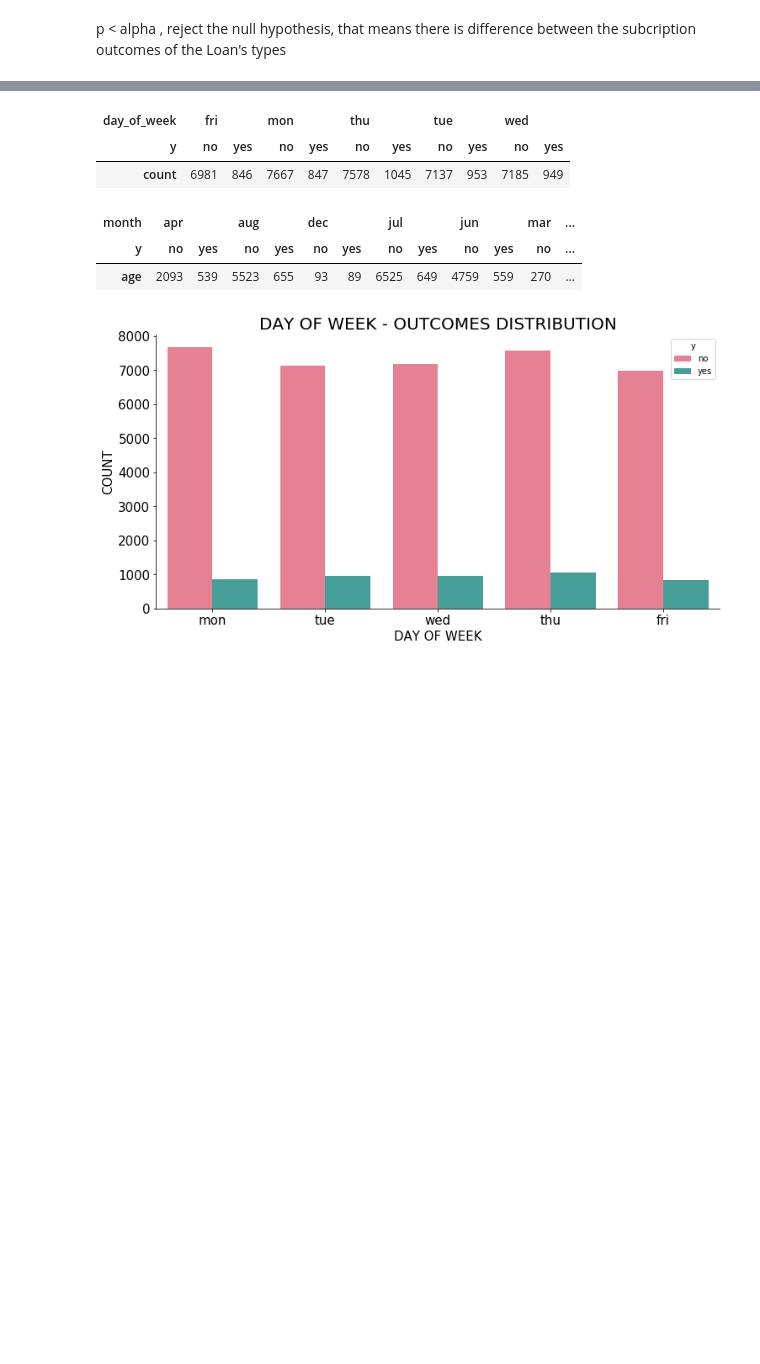
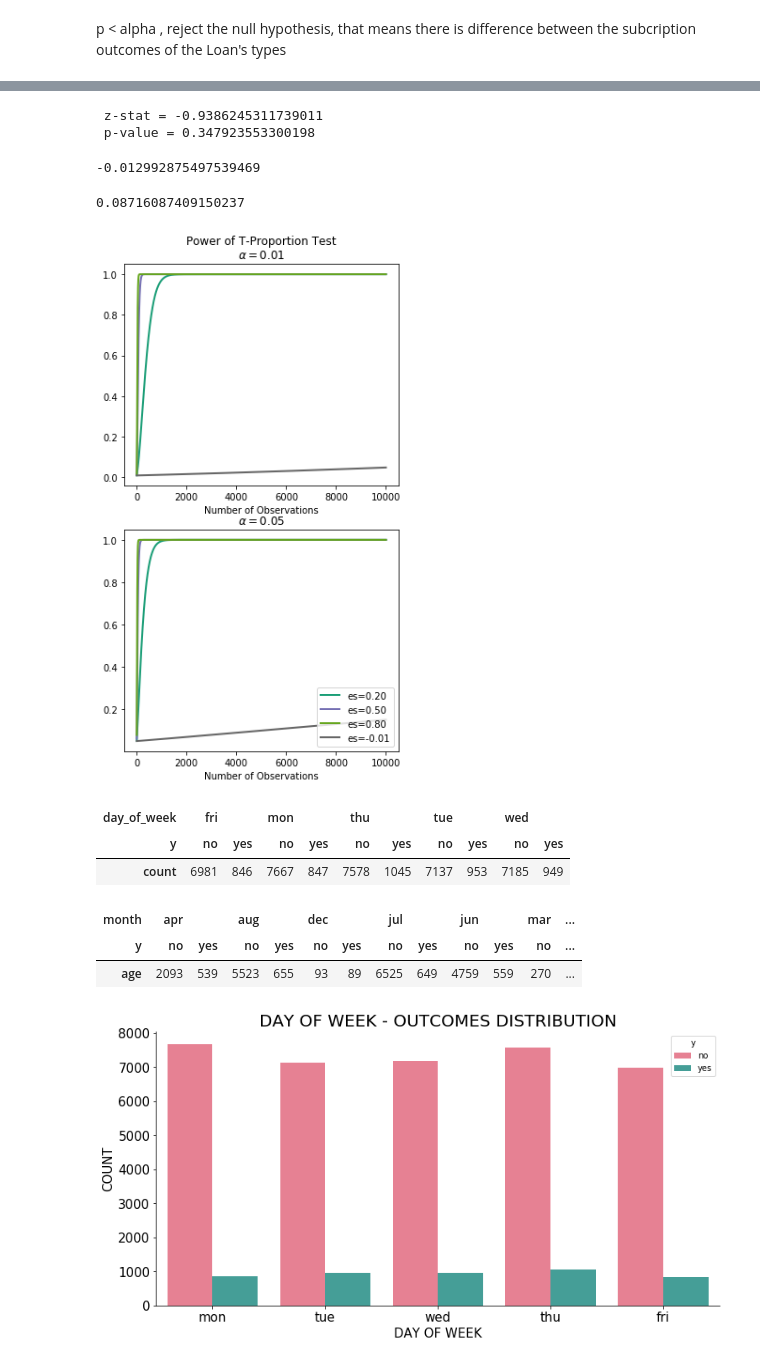
Before and after one commit to garywheeler24/DS-Atlanta-Mod-3-Project, a Jupyter notebook: Maia/bank_marketing_project.ipynb, the cells around one changed output, grey strips where cells are left out. Saved outputs shown, nothing was run; the diff lists cells and outputs as text; code cells hidden in the pictures; blank space fills up the shorter version.

```diff
--- a/Maia/bank_marketing_project.ipynb
+++ b/Maia/bank_marketing_project.ipynb
@@ -297,3 +355,50 @@ p < alpha , reject the null hypothesis, that means there is difference between t
+# %%
+from statsmodels.stats.proportion import proportions_ztest
+client_Yloan = client_info.loc[client_info['loan']   == 'yes']
+client_Nloan = client_info.loc[client_info['loan']   ==  'no']
+Yloan_Y      = client_Yloan.loc[client_Yloan['y'] == 'yes']
+Nloan_Y      = client_Nloan.loc[client_Nloan['y'] == 'yes']
+
+count = np.array([len(Yloan_Y), len(Nloan_Y)])
+nobs  = np.array([len(client_Yloan), len(client_Nloan)])
+z,p   = proportions_ztest(count, nobs, value=0, alternative='two-sided')
+print(' z-stat = {z} \n p-value = {p}'.format(z=z,p=p))
+# %% [output]
+ z-stat = -0.9386245311739011
+ p-value = 0.347923553300198
+# %%
+# PROPORTION OF SAYING YES OVER EACH GROUP OF LOAN
+p1 = len(Yloan_Y)/len(client_Yloan)
+p2 = len(Nloan_Y)/len(client_Nloan)
+theta1 = 2 * (np.arcsin(np.sqrt(p1)))
+theta2 = 2 * (np.arcsin(np.sqrt(p2)))
+cohensh_L = theta1 - theta2
+cohensh_L
+# %% [output]
+-0.012992875497539469
+# %%
+
+statsmodels.stats.power.zt_ind_solve_power(effect_size = cohensh, nobs1 = len(Yloan_Y), alpha = .05, power = None, ratio = len(Nloan_Y)/len(Yloan_Y))
+# %% [output]
+0.08716087409150237
+# %%
+fig = plt.figure()
+ax = fig.add_subplot(2, 1, 1)
+fig = TTestIndPower().plot_power(dep_var='nobs',
+                                  nobs=np.arange(2, 10000),
+                                  effect_size=np.array([0.2, 0.5, 0.8, -0.013]),
+                                  alpha=0.01,
+                                  ax=ax, title='Power of T-Proportion Test' + '\n' + r'$\alpha = 0.01$')
+plt.subplots_adjust(bottom=0.2, right=0.8, top=2.0)
+ax.get_legend().remove()
+ax = fig.add_subplot(2, 1, 2)
+fig = TTestIndPower().plot_power(dep_var='nobs',
+                                 nobs=np.arange(2, 10000),
+                                 effect_size=np.array([0.2, 0.5, 0.8, -.013]),
+                                 alpha=0.05,
+                                 ax=ax, title=r'$\alpha = 0.05$')
+# %% [output]
+[figure, added]
 # %%
 client_day = client_info.groupby(['day_of_week', 'y']).count().iloc[:, 0:1]
 client_day.columns = ['count']
```
Also changed, not shown: parts of 10 cells of this notebook.
